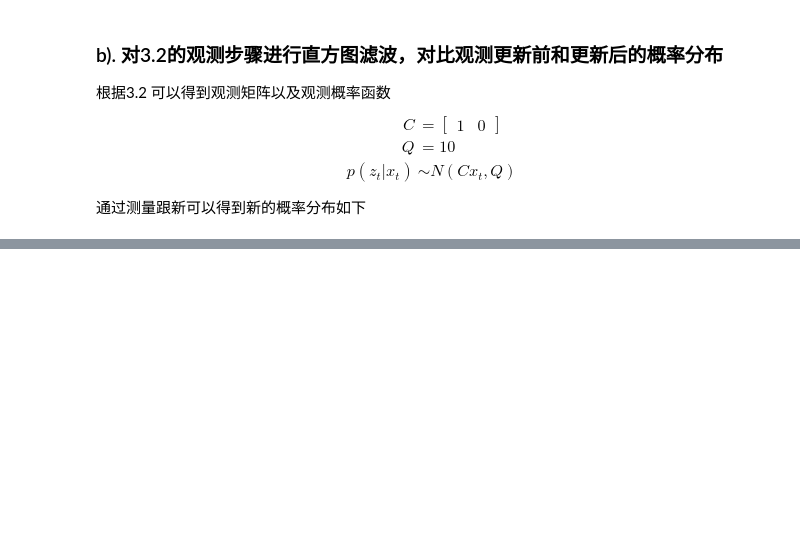
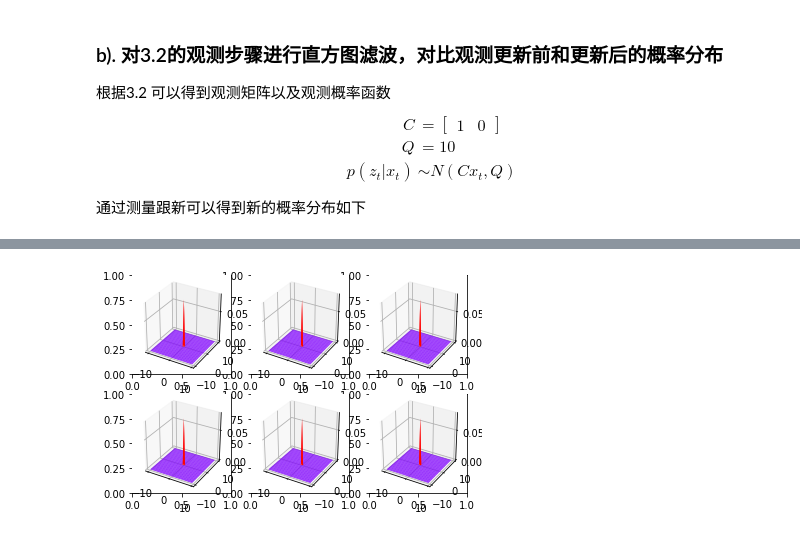
Before and after one commit to Yu-Xiaoxian/probabilistic_robotics_exercises, a Jupyter notebook: ch4_nonparametric_filters/第四章-非参数滤波.ipynb, the cells around one changed output, grey strips where cells are left out. Cells and saved outputs as stored; diff of their text form; code cells hidden in the pictures; blank space fills up the shorter version.

```diff
--- a/ch4_nonparametric_filters/第四章-非参数滤波.ipynb
+++ b/ch4_nonparametric_filters/第四章-非参数滤波.ipynb
@@ -124,0 +140,35 @@ plt.show()
+# %%
+delta = 0.5
+X_max = 10
+Y_max = 10
+X_min = -10
+Y_min = -10
+Theta_max = 2 * math.pi
+Theta_min = 0
+
+X = np.arange(X_min, X_max, delta)
+Y = np.arange(Y_min, Y_max, delta)
+Theta = np.arange(Theta_min, Theta_max, delta)
+P_0=np.zeros((X.size,Y.size,Theta.size))
+
+X_mesh, Y_mesh = np.meshgrid(X,Y)
+
+mu = np.mat([[0.0], [0.0],[0.0]])
+Sigma_0 = np.mat([[0.01, 0,0], [0,0.01,0], [0,0,10000]])
+
+sum = 0
+for i in range(X.size):
+    for j in range(Y.size):
+        for k in range(Theta.size):
+            x = np.mat([[X[i]],[Y[j]],[Theta[k]]])
+            P_0[i,j,k] = math.pow(math.e, -1.0/2.0*(x - mu).T*Sigma_0.I*(x-mu))
+            sum += P_0[i,j,k]
+P_0 = P_0/sum
+
+fig,ax=plt.subplots(2,3)
+for i in range(6):
+    ax = fig.add_subplot(2,3,1+i, projection='3d')
+    ax.plot_surface(X_mesh, Y_mesh, P_0[:,:,i], rstride=1, cstride=1, cmap='rainbow')
+plt.show()
+# %% [output]
+[figure, added]
```
Also changed, not shown: parts of 5 cells of this notebook.
